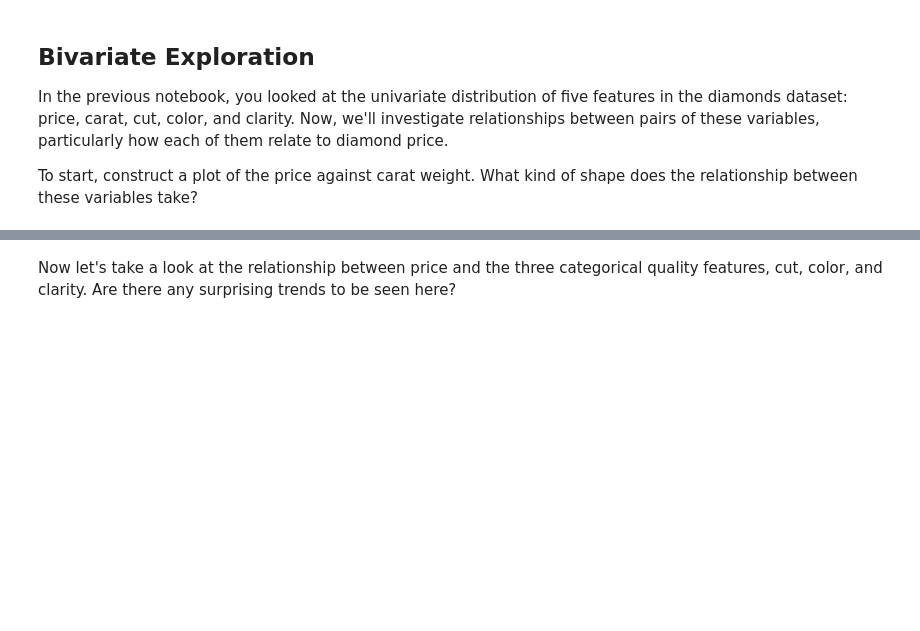
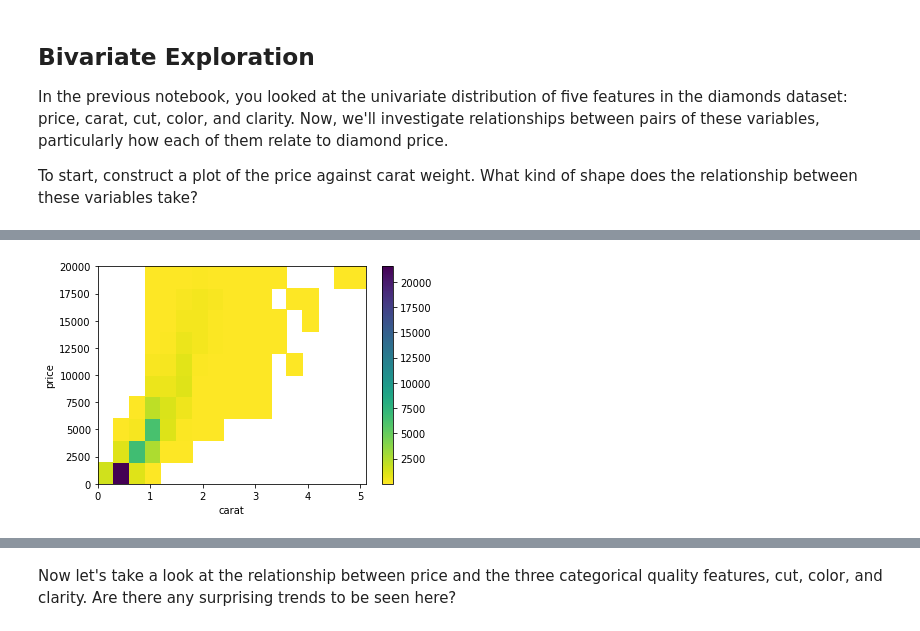
Before and after one commit to deutschkihun/Data-Analysis, a Jupyter notebook: Project 4/Visualization case study.ipynb, the cells around one changed output, grey strips where cells are left out. Drawn from its saved outputs; the diff is of its cells as text; code cells hidden in the pictures; blank space fills up the shorter version.

```diff
--- a/Project 4/Visualization case study.ipynb
+++ b/Project 4/Visualization case study.ipynb
@@ -171,0 +202,10 @@ for var in ordinal_var_dict:
+# %%
+bin_carat = np.arange(0,5.01+0.3,0.3)
+bin_price = np.arange(0,18823+2000,2000)
+plt.hist2d(data=diamonds,x='carat',y='price',cmin=0.5,cmap='viridis_r',bins=[bin_carat,bin_price]) ;
+plt.colorbar()
+plt.xlabel('carat')
+plt.ylabel('price')
+plt.show()
+# %% [output]
+[figure, added]
```
Also changed, not shown: parts of 7 cells of this notebook.
